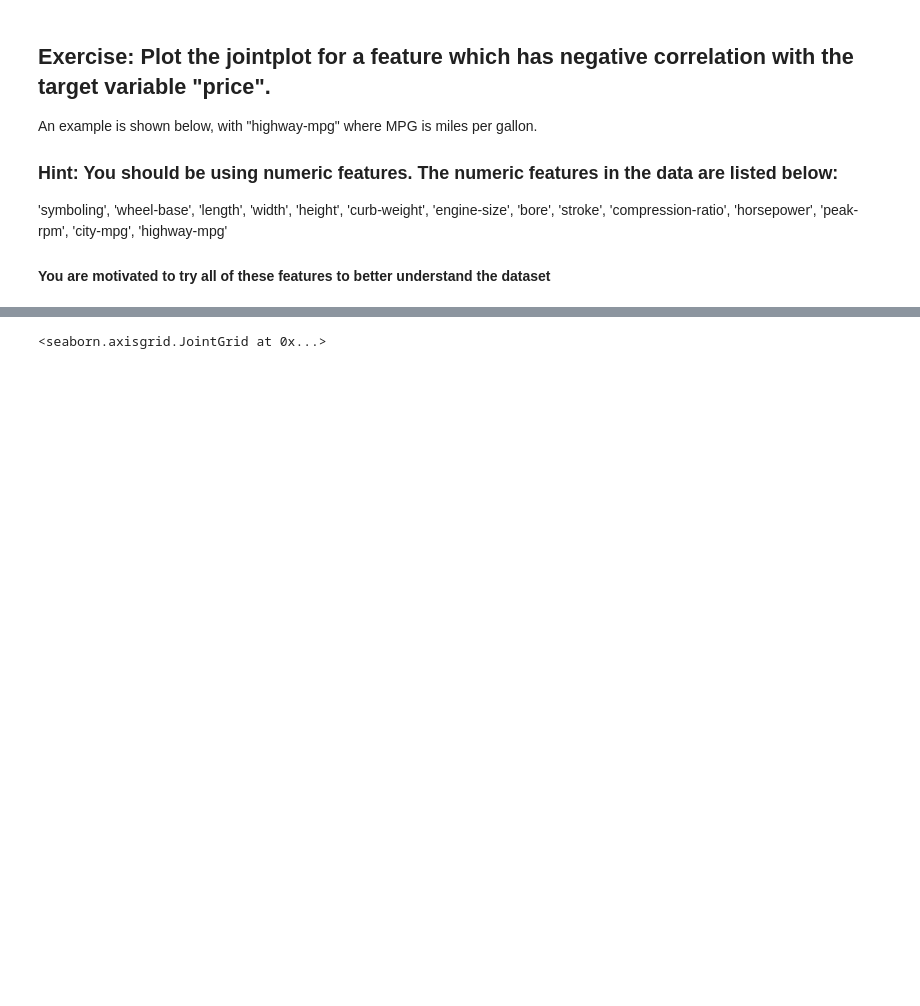
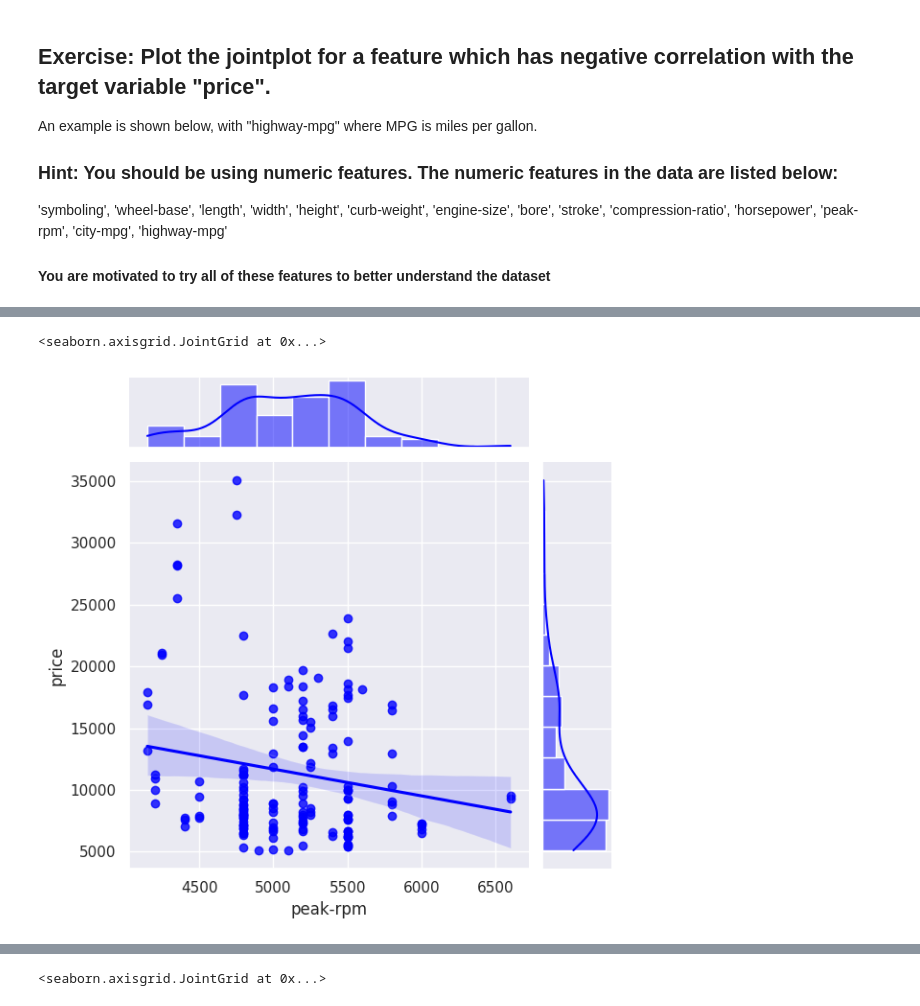
Before and after one commit to jyothika0409/FMML_COURSE_ASSIGNMENT, a Jupyter notebook: Mod2_Lab1.ipynb, the cells around one changed output, grey strips where cells are left out. Saved outputs shown, nothing was run; the diff lists cells and outputs as text; code cells hidden in the pictures; blank space fills up the shorter version.

```diff
--- a/Mod2_Lab1.ipynb
+++ b/Mod2_Lab1.ipynb
@@ -179,0 +190,5 @@ An example is shown below, with "highway-mpg" where MPG is miles per gallon.
+# %%
+sns.jointplot(x=pd.to_numeric(X["peak-rpm"]), y = y, kind="reg",color = 'blue')
+# %% [output]
+<seaborn.axisgrid.JointGrid at 0x...>
+[figure, added]
```
Also changed, not shown: parts of 13 cells of this notebook.
